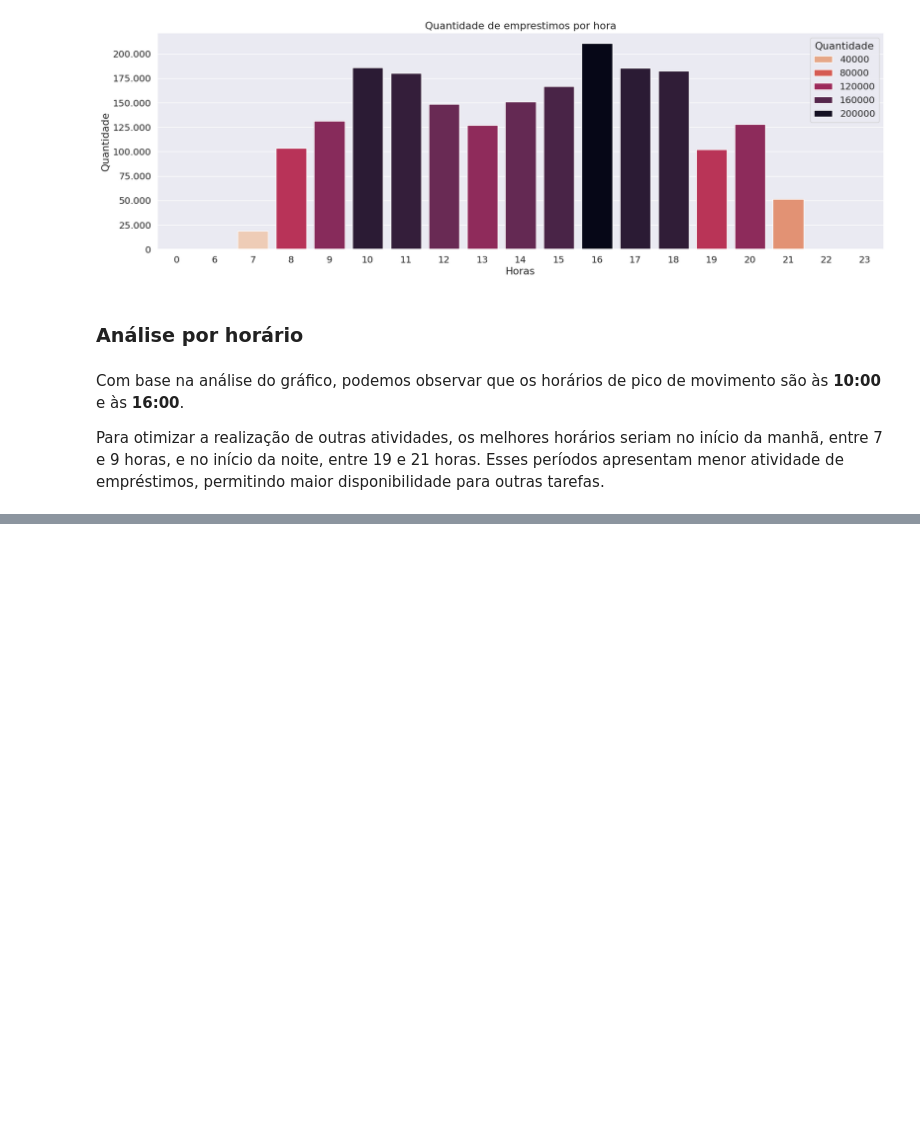
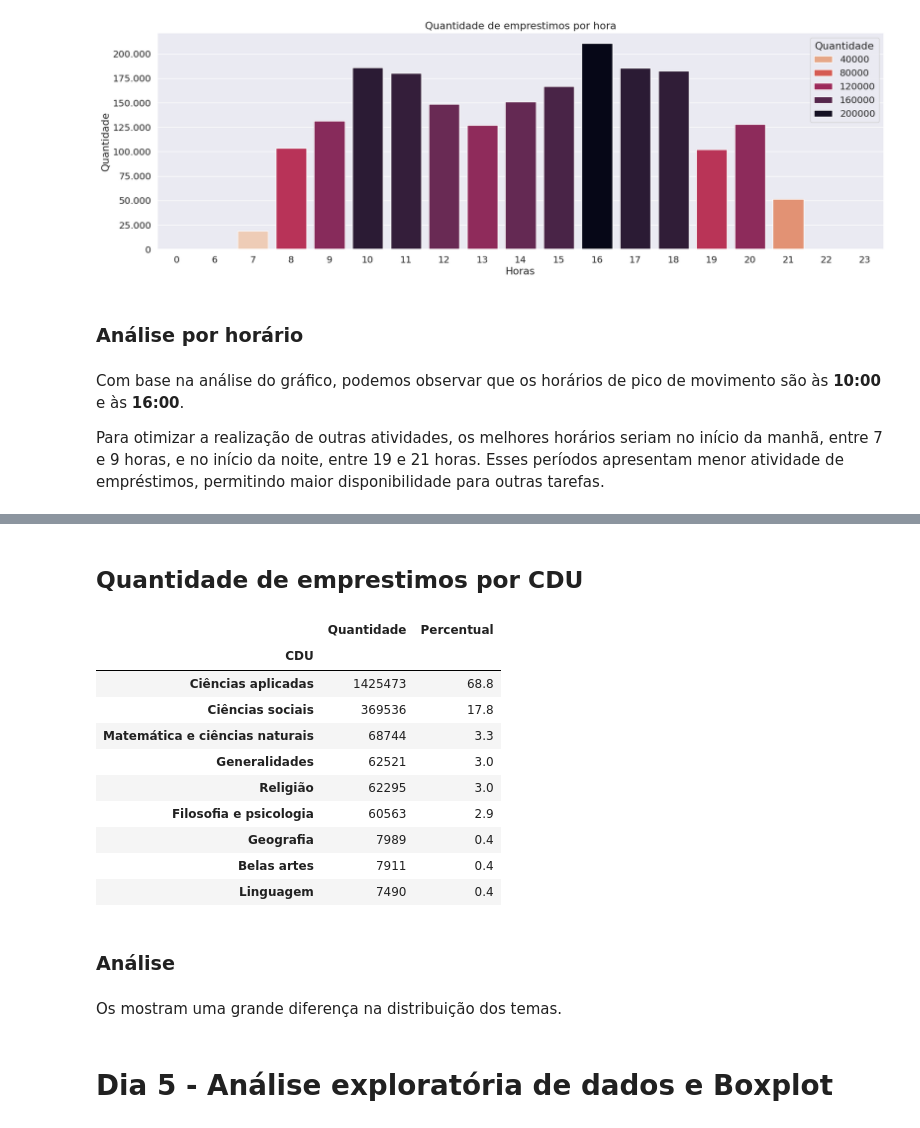
Before and after one commit to Beckyyy07/7DaysOfCodeAlura, a Jupyter notebook: 7DaysOfCode.ipynb, the cells around one changed output, grey strips where cells are left out. Cells and saved outputs as stored; diff of their text form; code cells hidden in the pictures; blank space fills up the shorter version.

```diff
--- a/7DaysOfCode.ipynb
+++ b/7DaysOfCode.ipynb
@@ -447,0 +652,22 @@ Para otimizar a realização de outras atividades, os melhores horários seriam
+# %% [markdown]
+## Quantidade de emprestimos por CDU
+# %%
+tabela_frequencia('CDU')
+# %% [output]
+|  | Quantidade | Percentual |
+| CDU |  |  |
+| Ciências aplicadas | 1425473 | 68.8 |
+| Ciências sociais | 369536 | 17.8 |
+| Matemática e ciências naturais | 68744 | 3.3 |
+| Generalidades | 62521 | 3.0 |
+| Religião | 62295 | 3.0 |
+| Filosofia e psicologia | 60563 | 2.9 |
+| Geografia | 7989 | 0.4 |
+| Belas artes | 7911 | 0.4 |
+| Linguagem | 7490 | 0.4 |
+# %% [markdown]
+### Análise
+# %% [markdown]
+Os mostram uma grande diferença na distribuição dos temas.
+# %% [markdown]
+# Dia 5 - Análise exploratória de dados e Boxplot
```
Also changed, not shown: parts of 26 cells of this notebook.
